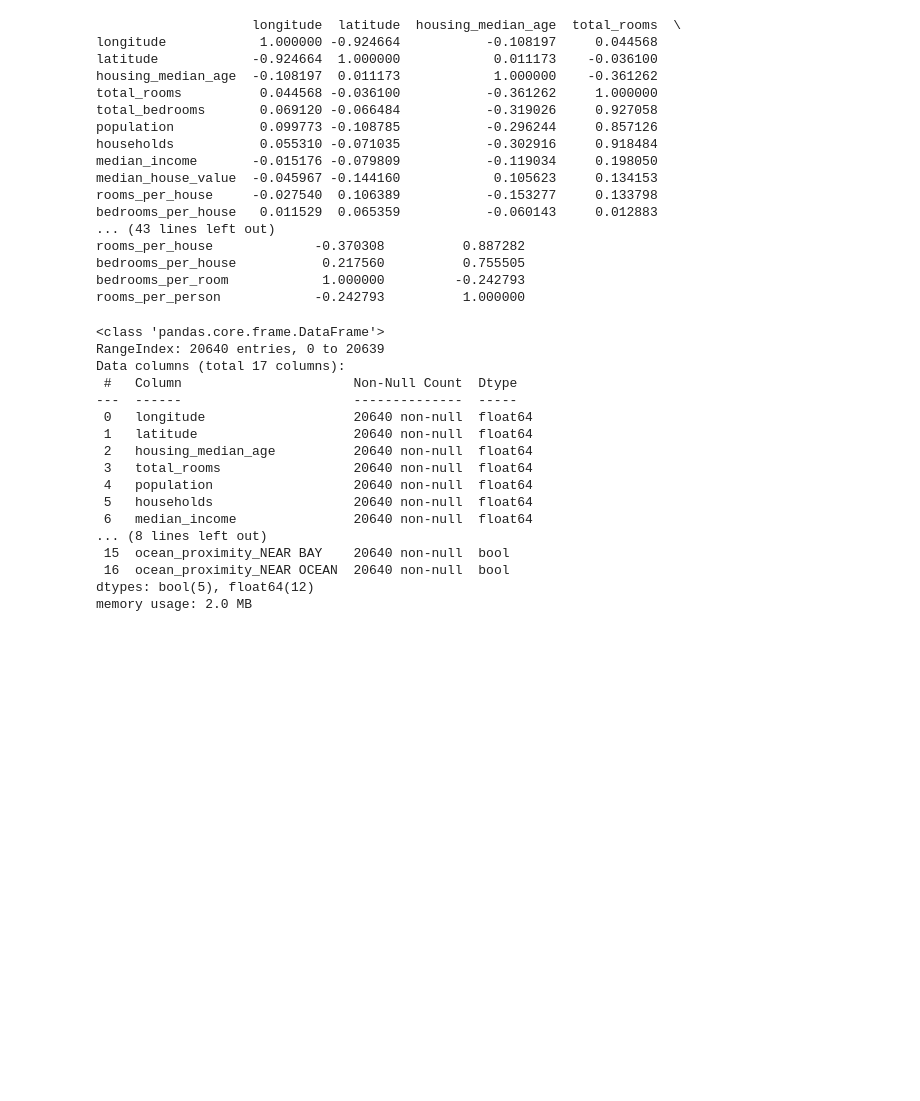
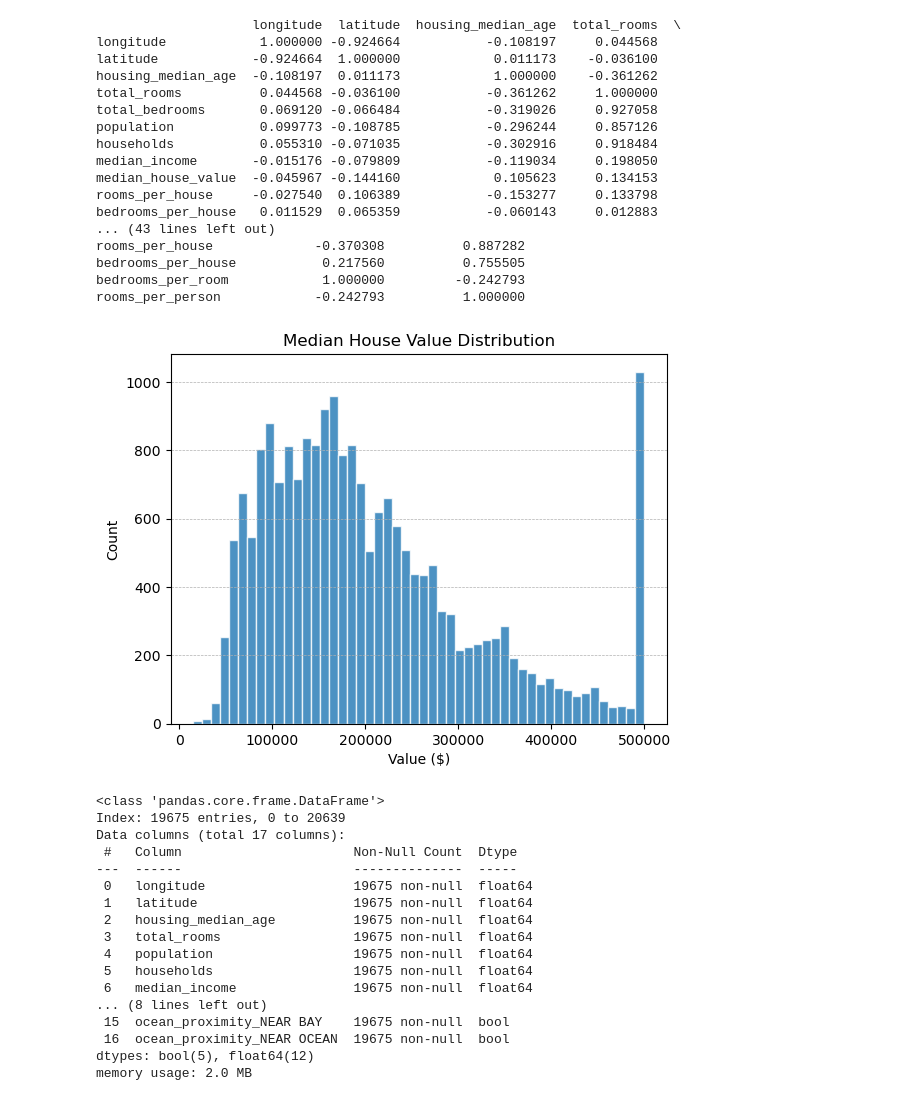
Before and after one commit to anshul312/24124006_CSOC_IG, a Jupyter notebook: Prerequisites/pure_python.ipynb, the cells around one changed output. Saved outputs shown, nothing was run; the diff lists cells and outputs as text; code cells hidden in the pictures; blank space fills up the shorter version.

```diff
--- a/Prerequisites/pure_python.ipynb
+++ b/Prerequisites/pure_python.ipynb
@@ -83,27 +86,38 @@ rooms_per_house             -0.370308          0.887282
 bedrooms_per_house           0.217560          0.755505
 bedrooms_per_room            1.000000         -0.242793
 rooms_per_person            -0.242793          1.000000
+# %%
+plt.figure()
+plt.hist(housing["median_house_value"], bins=50, edgecolor='white', alpha=0.8)
+plt.title("Median House Value Distribution")
+plt.xlabel("Value ($)")
+plt.ylabel("Count")
+plt.grid(axis='y', linestyle='--', linewidth=0.5)
+plt.show()
+# %% [output]
+[figure, added]
 # %%
 housing = housing.drop('total_bedrooms', axis=1)
+housing = housing[housing["median_house_value"] < 500001]
 housing = pd.get_dummies(housing, columns=['ocean_proximity'])
 
 housing.info()
 # %% [output]
 <class 'pandas.core.frame.DataFrame'>
-RangeIndex: 20640 entries, 0 to 20639
+Index: 19675 entries, 0 to 20639
 Data columns (total 17 columns):
  #   Column                      Non-Null Count  Dtype
 ---  ------                      --------------  -----
- 0   longitude                   20640 non-null  float64
- 1   latitude                    20640 non-null  float64
- 2   housing_median_age          20640 non-null  float64
- 3   total_rooms                 20640 non-null  float64
- 4   population                  20640 non-null  float64
- 5   households                  20640 non-null  float64
- 6   median_income               20640 non-null  float64
+ 0   longitude                   19675 non-null  float64
+ 1   latitude                    19675 non-null  float64
+ 2   housing_median_age          19675 non-null  float64
+ 3   total_rooms                 19675 non-null  float64
+ 4   population                  19675 non-null  float64
+ 5   households                  19675 non-null  float64
+ 6   median_income               19675 non-null  float64
 ... (8 lines left out)
- 15  ocean_proximity_NEAR BAY    20640 non-null  bool
- 16  ocean_proximity_NEAR OCEAN  20640 non-null  bool
+ 15  ocean_proximity_NEAR BAY    19675 non-null  bool
+ 16  ocean_proximity_NEAR OCEAN  19675 non-null  bool
 dtypes: bool(5), float64(12)
 memory usage: 2.0 MB
 # %%
```
Also changed, not shown: parts of 8 cells of this notebook, 1 other file.
